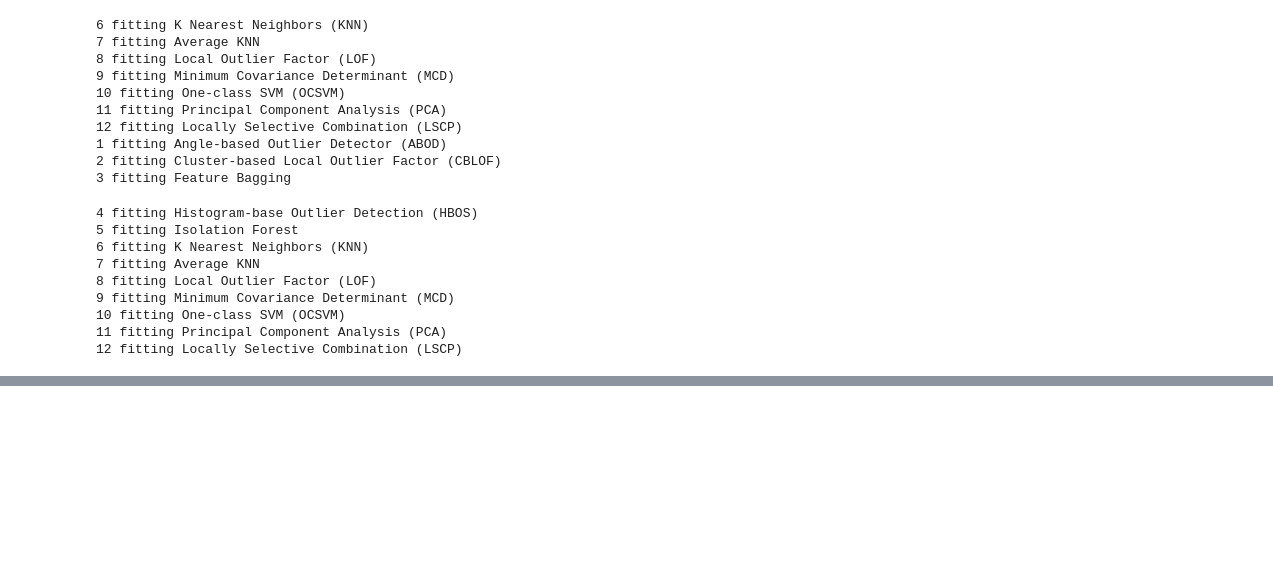
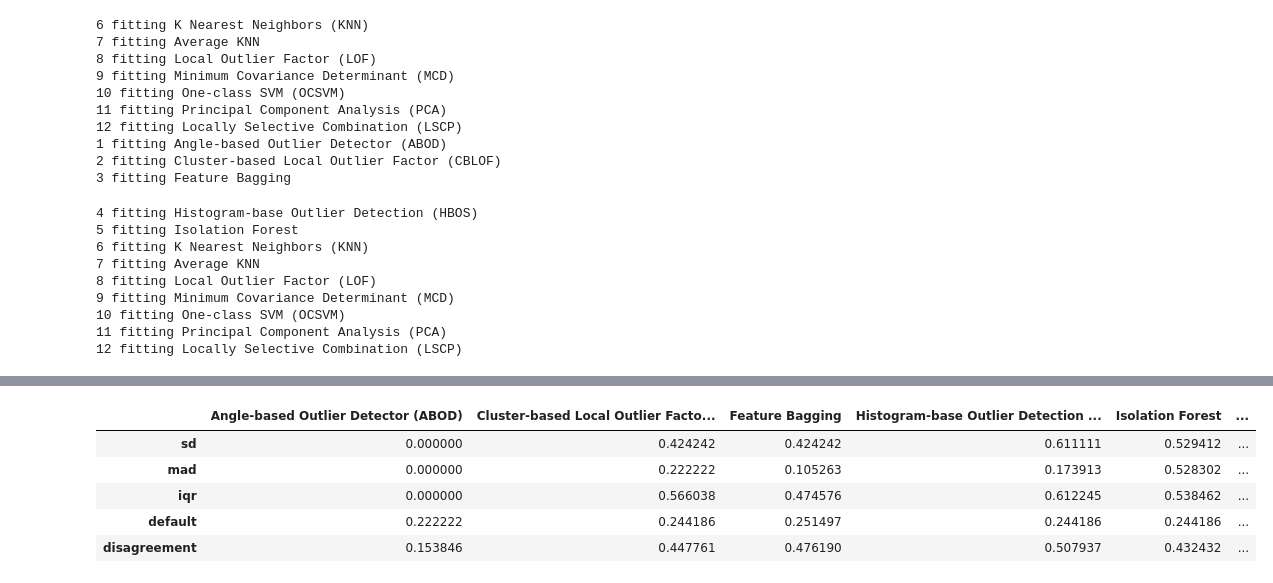
Before and after one commit to Nutingnon/anomaly-detection-innovation, a Jupyter notebook: compare_all_models.ipynb, the cells around one changed output, grey strips where cells are left out. Cells and saved outputs as stored; diff of their text form; code cells hidden in the pictures; blank space fills up the shorter version.

```diff
--- a/compare_all_models.ipynb
+++ b/compare_all_models.ipynb
@@ -301,0 +323,9 @@ def em_thresholder(score_matrix, num_detectors, real_y):
+# %%
+result_dict['wbc.mat'][0]
+# %% [output]
+|  | Angle-based Outlier Detector (ABOD) | Cluster-based Local Outlier Facto... | Feature Bagging | Histogram-base Outlier Detection ... | Isolation Forest | ... |
+| sd | 0.000000 | 0.424242 | 0.424242 | 0.611111 | 0.529412 | ... |
+| mad | 0.000000 | 0.222222 | 0.105263 | 0.173913 | 0.528302 | ... |
+| iqr | 0.000000 | 0.566038 | 0.474576 | 0.612245 | 0.538462 | ... |
+| default | 0.222222 | 0.244186 | 0.251497 | 0.244186 | 0.244186 | ... |
+| disagreement | 0.153846 | 0.447761 | 0.476190 | 0.507937 | 0.432432 | ... |
```
Also changed, not shown: parts of 10 cells of this notebook.
